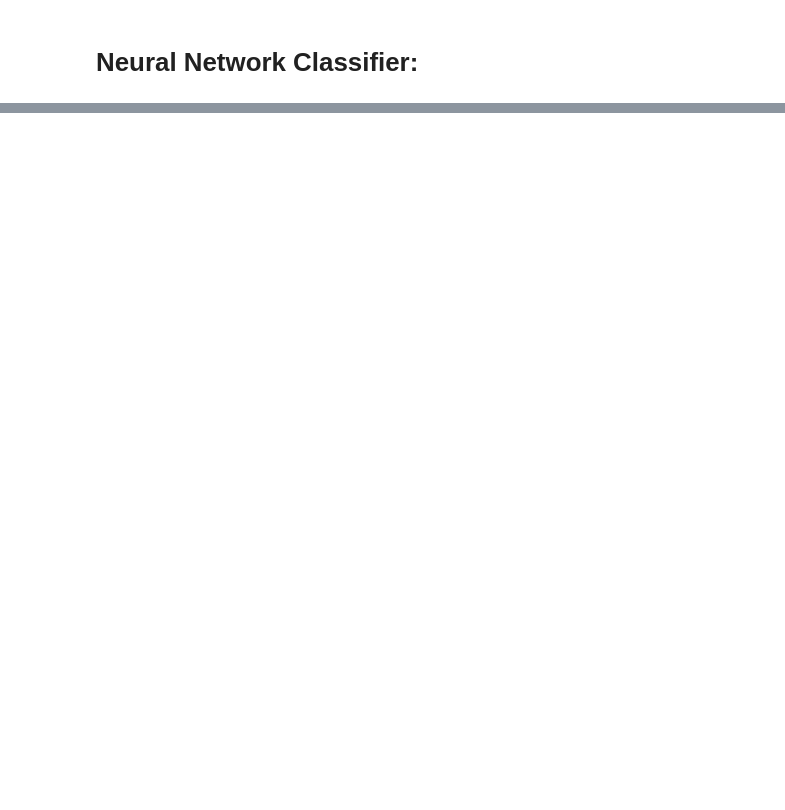
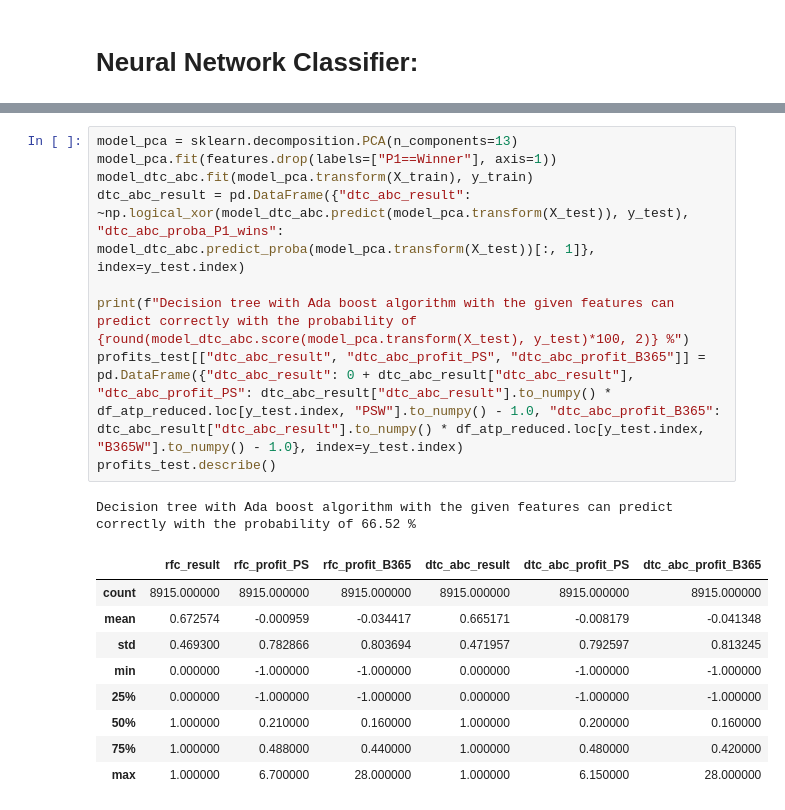
Before and after one commit to sprogl/sporting-bet-prediction, a Jupyter notebook: ATP_third_notebook.ipynb, the cells around one changed output, grey strips where cells are left out. Saved outputs shown, nothing was run; the diff lists cells and outputs as text; blank space fills up the shorter version.

```diff
--- a/ATP_third_notebook.ipynb
+++ b/ATP_third_notebook.ipynb
@@ -703,0 +710,20 @@ Neural network algorithm with the given features can predict correctly with the
+# %%
+model_pca = sklearn.decomposition.PCA(n_components=13)
+model_pca.fit(features.drop(labels=["P1==Winner"], axis=1))
+model_dtc_abc.fit(model_pca.transform(X_train), y_train)
+dtc_abc_result = pd.DataFrame({"dtc_abc_result": ~np.logical_xor(model_dtc_abc.predict(model_pca.transform(X_test)), y_test), "dtc_abc_proba_P1_wins": model_dtc_abc.predict_proba(model_pca.transform(X_test))[:, 1]}, index=y_test.index)
+
+print(f"Decision tree with Ada boost algorithm with the given features can predict correctly with the probability of {round(model_dtc_abc.score(model_pca.transform(X_test), y_test)*100, 2)} %")
+profits_test[["dtc_abc_result", "dtc_abc_profit_PS", "dtc_abc_profit_B365"]] = pd.DataFrame({"dtc_abc_result": 0 + dtc_abc_result["dtc_abc_result"], "dtc_abc_profit_PS": dtc_abc_result["dtc_abc_result"].to_numpy() * df_atp_reduced.loc[y_test.index, "PSW"].to_numpy() - 1.0, "dtc_abc_profit_B365": dtc_abc_result["dtc_abc_result"].to_numpy() * df_atp_reduced.loc[y_test.index, "B365W"].to_numpy() - 1.0}, index=y_test.index)
+profits_test.describe()
+# %% [output]
+Decision tree with Ada boost algorithm with the given features can predict correctly with the probability of 66.52 %
+|  | rfc_result | rfc_profit_PS | rfc_profit_B365 | dtc_abc_result | dtc_abc_profit_PS | dtc_abc_profit_B365 |
+| count | 8915.000000 | 8915.000000 | 8915.000000 | 8915.000000 | 8915.000000 | 8915.000000 |
+| mean | 0.672574 | -0.000959 | -0.034417 | 0.665171 | -0.008179 | -0.041348 |
+| std | 0.469300 | 0.782866 | 0.803694 | 0.471957 | 0.792597 | 0.813245 |
+| min | 0.000000 | -1.000000 | -1.000000 | 0.000000 | -1.000000 | -1.000000 |
+| 25% | 0.000000 | -1.000000 | -1.000000 | 0.000000 | -1.000000 | -1.000000 |
+| 50% | 1.000000 | 0.210000 | 0.160000 | 1.000000 | 0.200000 | 0.160000 |
+| 75% | 1.000000 | 0.488000 | 0.440000 | 1.000000 | 0.480000 | 0.420000 |
+| max | 1.000000 | 6.700000 | 28.000000 | 1.000000 | 6.150000 | 28.000000 |
```
Also changed, not shown: parts of 2 cells of this notebook, 1 other file.
